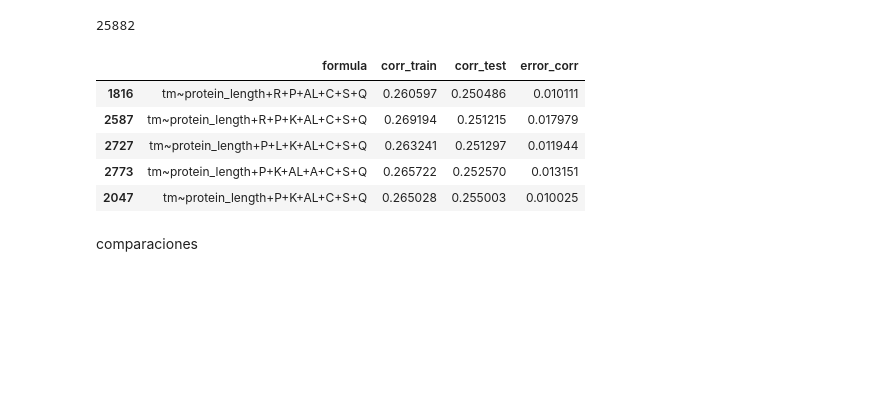
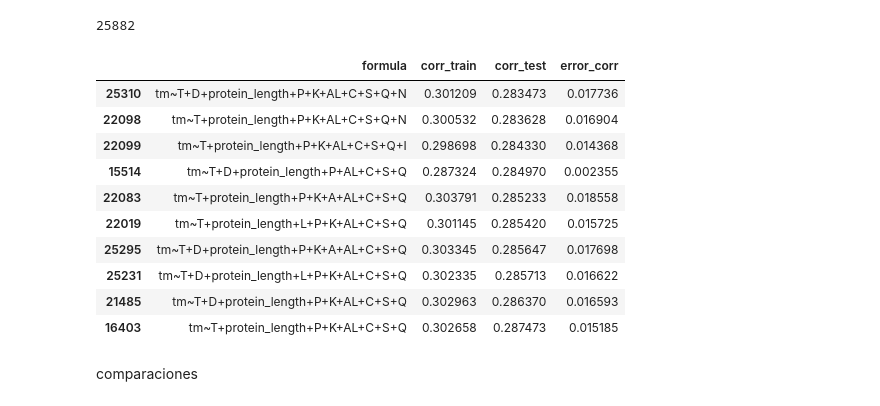
Before and after one commit to Germanchelo13/Novozymes-Enzyme-Stability-Prediction, a Jupyter notebook: prediccion.ipynb, the cells around one changed output. Saved outputs shown, nothing was run; the diff lists cells and outputs as text; code cells hidden in the pictures; blank space fills up the shorter version.

```diff
--- a/prediccion.ipynb
+++ b/prediccion.ipynb
@@ -135,14 +135,19 @@ for formula_ in tq.tqdm(formulas):
     corr_train=corr_train.corr(method="spearman").iloc[0,1]
     list_corr_train.append(corr_train)
 # %%
-result=pd.DataFrame({"formula":formulas, "corr_train":list_corr_train, "corr_test": list_corr_test })
-result["error_corr"]=abs(result["corr_train"]-result["corr_test"])
-result.describe()
-result[(result["error_corr"] <0.1) & (result["corr_train"]>0.2 ) ].sort_values("corr_test").tail()
+# result=pd.DataFrame({"formula":formulas, "corr_train":list_corr_train, "corr_test": list_corr_test })
+# result["error_corr"]=abs(result["corr_train"]-result["corr_test"])
+# result.describe()
+result[(result["error_corr"] <0.1) & (result["corr_train"]>0.27 ) ].sort_values("corr_test").tail(10)
 # %% [output]
 |  | formula | corr_train | corr_test | error_corr |
-| 1816 | tm~protein_length+R+P+AL+C+S+Q | 0.260597 | 0.250486 | 0.010111 |
-| 2587 | tm~protein_length+R+P+K+AL+C+S+Q | 0.269194 | 0.251215 | 0.017979 |
-| 2727 | tm~protein_length+P+L+K+AL+C+S+Q | 0.263241 | 0.251297 | 0.011944 |
-| 2773 | tm~protein_length+P+K+AL+A+C+S+Q | 0.265722 | 0.252570 | 0.013151 |
-| 2047 | tm~protein_length+P+K+AL+C+S+Q | 0.265028 | 0.255003 | 0.010025 |
+| 25310 | tm~T+D+protein_length+P+K+AL+C+S+Q+N | 0.301209 | 0.283473 | 0.017736 |
+| 22098 | tm~T+protein_length+P+K+AL+C+S+Q+N | 0.300532 | 0.283628 | 0.016904 |
+| 22099 | tm~T+protein_length+P+K+AL+C+S+Q+I | 0.298698 | 0.284330 | 0.014368 |
+| 15514 | tm~T+D+protein_length+P+AL+C+S+Q | 0.287324 | 0.284970 | 0.002355 |
+| 22083 | tm~T+protein_length+P+K+A+AL+C+S+Q | 0.303791 | 0.285233 | 0.018558 |
+| 22019 | tm~T+protein_length+L+P+K+AL+C+S+Q | 0.301145 | 0.285420 | 0.015725 |
+| 25295 | tm~T+D+protein_length+P+K+A+AL+C+S+Q | 0.303345 | 0.285647 | 0.017698 |
+| 25231 | tm~T+D+protein_length+L+P+K+AL+C+S+Q | 0.302335 | 0.285713 | 0.016622 |
+| 21485 | tm~T+D+protein_length+P+K+AL+C+S+Q | 0.302963 | 0.286370 | 0.016593 |
+| 16403 | tm~T+protein_length+P+K+AL+C+S+Q | 0.302658 | 0.287473 | 0.015185 |
```
Also changed, not shown: parts of 9 cells of this notebook, 1 other file.
